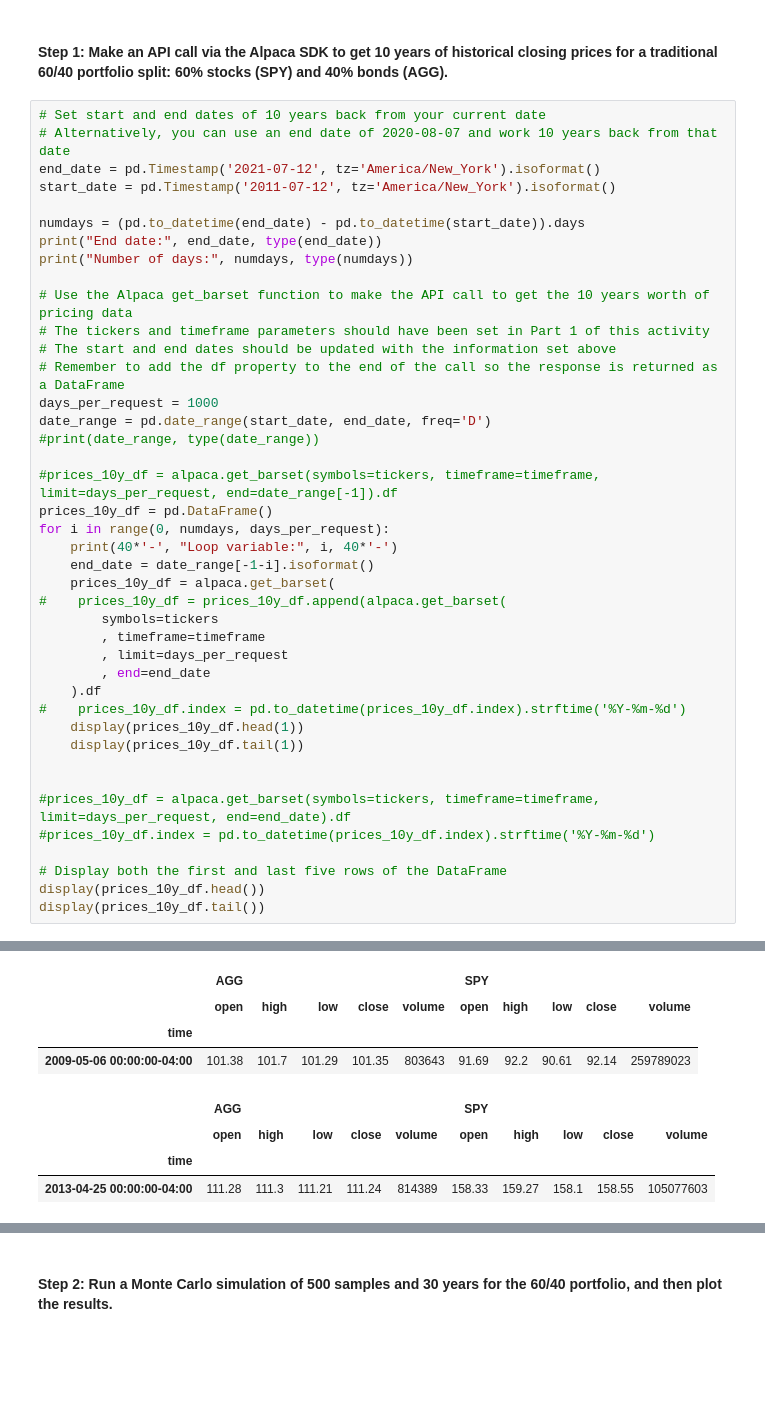
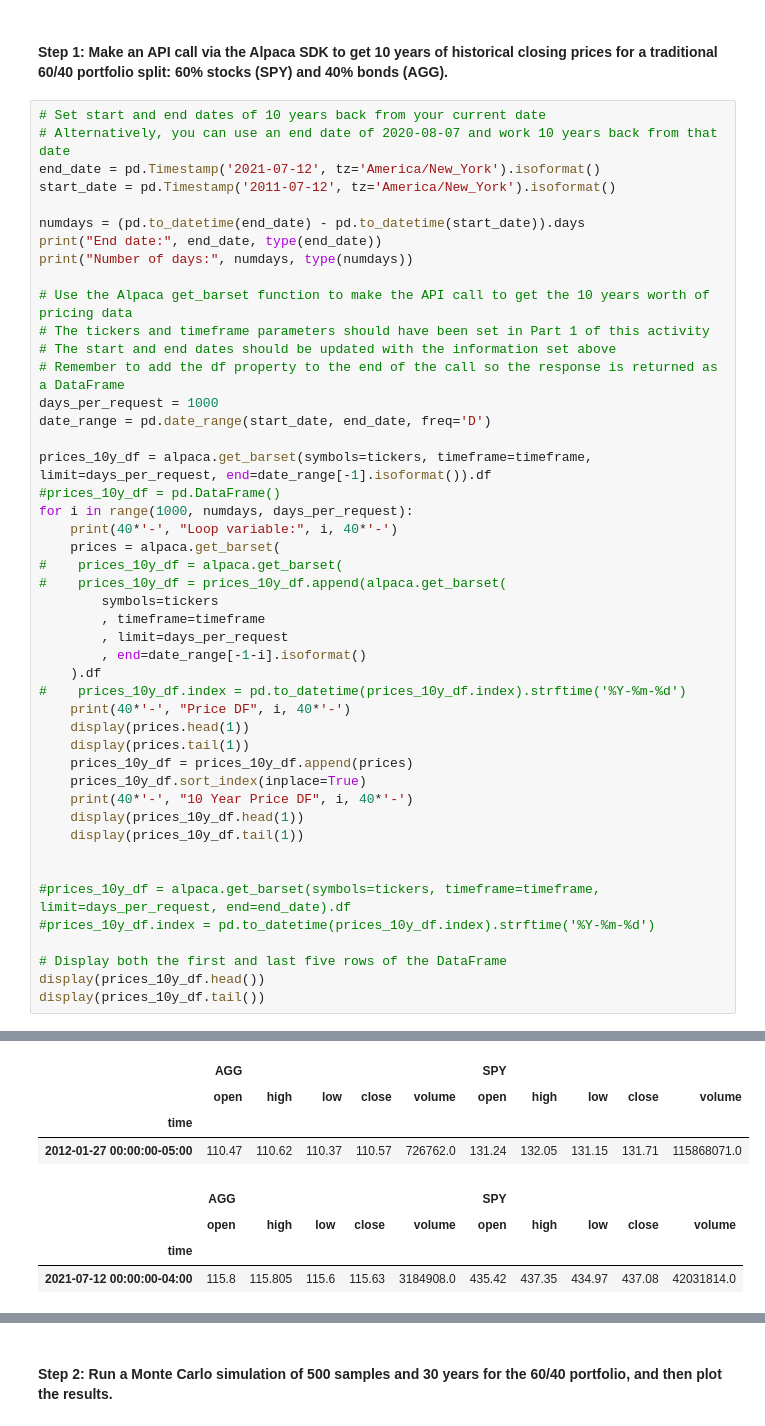
Before and after one commit to pentius00/05_Financial_Planner, a Jupyter notebook: financial_planning_tools.ipynb, the cells around one changed output, grey strips where cells are left out. Saved outputs shown, nothing was run; the diff lists cells and outputs as text; blank space fills up the shorter version.

Commit message:
append historical data to dataframe

```diff
--- a/financial_planning_tools.ipynb
+++ b/financial_planning_tools.ipynb
@@ -414,21 +414,26 @@ print("Number of days:", numdays, type(numdays))
 # Remember to add the df property to the end of the call so the response is returned as a DataFrame
 days_per_request = 1000
 date_range = pd.date_range(start_date, end_date, freq='D')
-#print(date_range, type(date_range))
 
-#prices_10y_df = alpaca.get_barset(symbols=tickers, timeframe=timeframe, limit=days_per_request, end=date_range[-1]).df
-prices_10y_df = pd.DataFrame()
-for i in range(0, numdays, days_per_request):
+prices_10y_df = alpaca.get_barset(symbols=tickers, timeframe=timeframe, limit=days_per_request, end=date_range[-1].isoformat()).df
+#prices_10y_df = pd.DataFrame()
+for i in range(1000, numdays, days_per_request):
     print(40*'-', "Loop variable:", i, 40*'-')
-    end_date = date_range[-1-i].isoformat()
-    prices_10y_df = alpaca.get_barset(
+    prices = alpaca.get_barset(
+#    prices_10y_df = alpaca.get_barset(
 #    prices_10y_df = prices_10y_df.append(alpaca.get_barset(
         symbols=tickers
         , timeframe=timeframe
         , limit=days_per_request
-        , end=end_date
+        , end=date_range[-1-i].isoformat()
     ).df
 #    prices_10y_df.index = pd.to_datetime(prices_10y_df.index).strftime('%Y-%m-%d')
+    print(40*'-', "Price DF", i, 40*'-')
+    display(prices.head(1))
+    display(prices.tail(1))
+    prices_10y_df = prices_10y_df.append(prices)
+    prices_10y_df.sort_index(inplace=True)
+    print(40*'-', "10 Year Price DF", i, 40*'-')
     display(prices_10y_df.head(1))
     display(prices_10y_df.tail(1))
 
@@ -477,8 +480,8 @@ Number of days: 3653 <class 'int'>
 |  | AGG |  |  |  |  | SPY |  |  |  |  |
 |  | open | high | low | close | volume | open | high | low | close | volume |
 | time |  |  |  |  |  |  |  |  |  |  |
-| 2009-05-06 00:00:00-04:00 | 101.38 | 101.7 | 101.29 | 101.35 | 803643 | 91.69 | 92.2 | 90.61 | 92.14 | 259789023 |
+| 2012-01-27 00:00:00-05:00 | 110.47 | 110.62 | 110.37 | 110.57 | 726762.0 | 131.24 | 132.05 | 131.15 | 131.71 | 115868071.0 |
 |  | AGG |  |  |  |  | SPY |  |  |  |  |
 |  | open | high | low | close | volume | open | high | low | close | volume |
 | time |  |  |  |  |  |  |  |  |  |  |
-| 2013-04-25 00:00:00-04:00 | 111.28 | 111.3 | 111.21 | 111.24 | 814389 | 158.33 | 159.27 | 158.1 | 158.55 | 105077603 |
+| 2021-07-12 00:00:00-04:00 | 115.8 | 115.805 | 115.6 | 115.63 | 3184908.0 | 435.42 | 437.35 | 434.97 | 437.08 | 42031814.0 |
```
Also changed, not shown: parts of 1 cell of this notebook.
